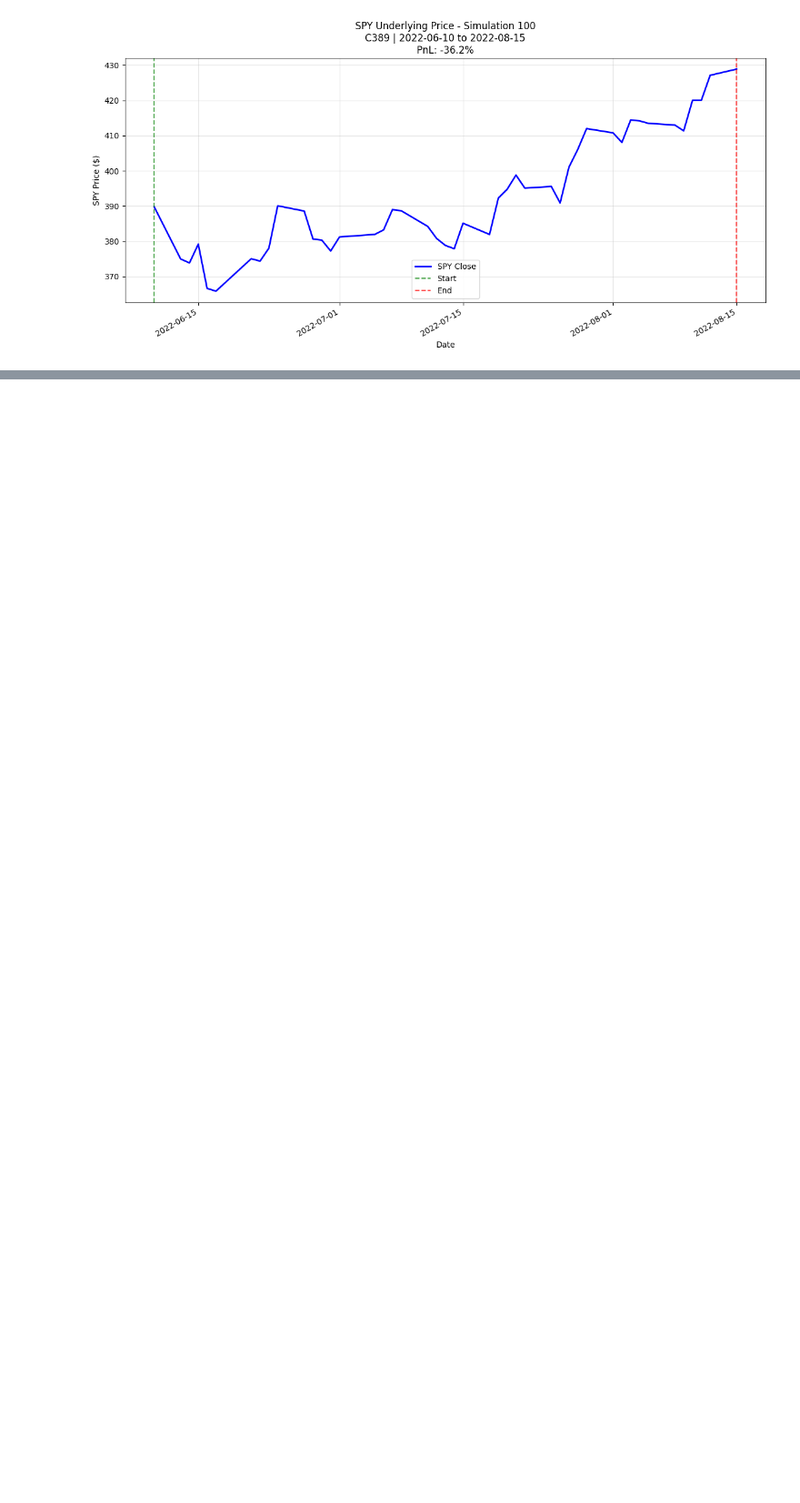
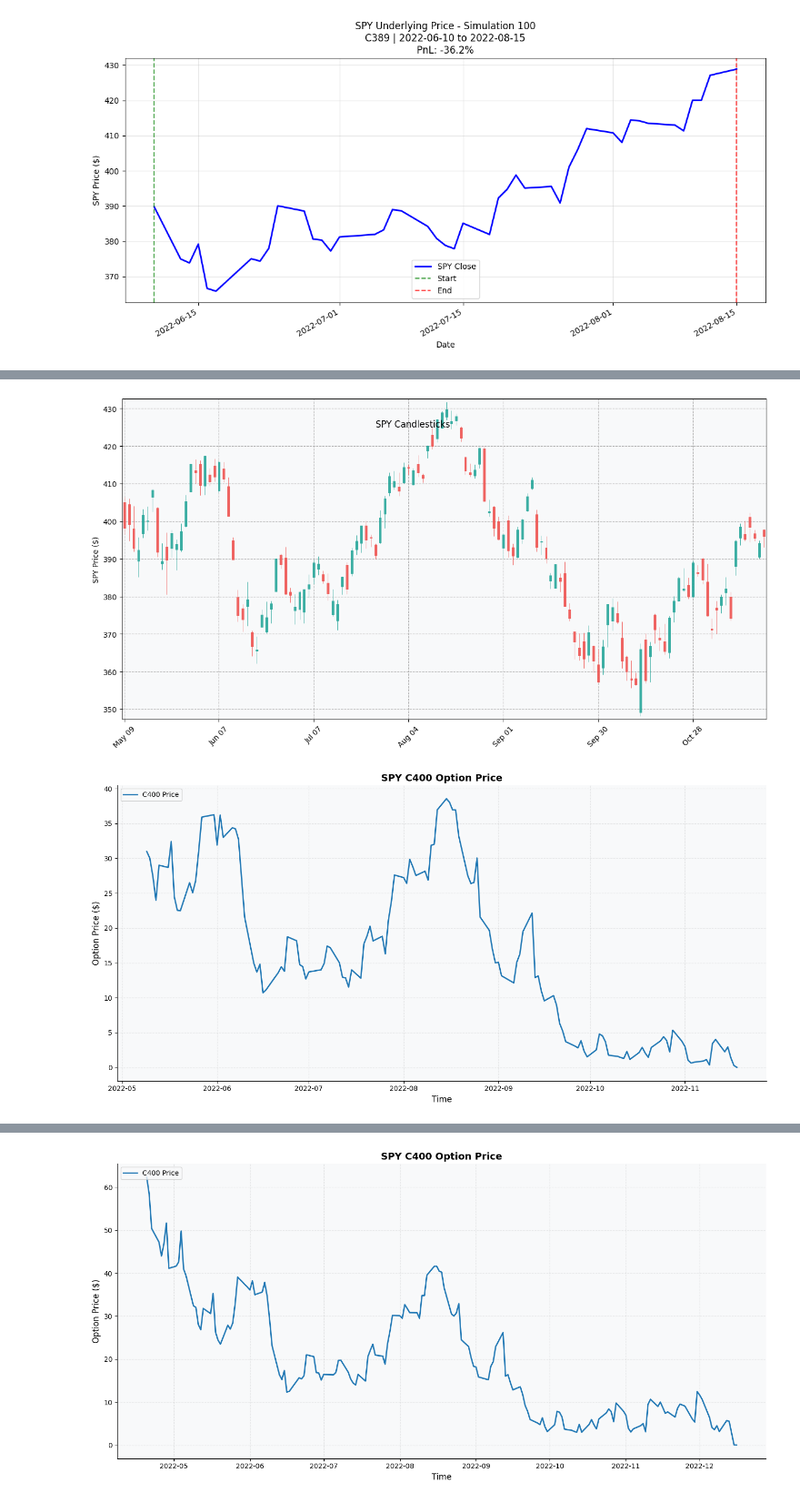
Before and after one commit to MariusBoda/Options_Hedging_Project, a Jupyter notebook: demo.ipynb, the cells around one changed output, grey strips where cells are left out. Shown at 91% size. Cells and saved outputs as stored; diff of their text form; code cells hidden in the pictures; blank space fills up the shorter version.

```diff
--- a/demo.ipynb
+++ b/demo.ipynb
@@ -147,0 +150,10 @@ plot_underlying_for_simulation(combined_stats, worst_idx, data_dict)
+# %%
+# Load two datasets
+df1 = data_load("simulation_data/spy_221118_C380_C405.feather")
+df2 = data_load("simulation_data/spy_221216_C380_C405.feather")
+
+plot_spy_and_options(df1, ["C400"])
+plot_spy_and_options(df2, ["C400"])
+# %% [output]
+[figure, added]
+[figure, added]
@@ -147,0 +165 @@ plot_underlying_for_simulation(combined_stats, worst_idx, data_dict)
+[figure, added]
```
Also changed, not shown: parts of 5 cells of this notebook, 6 other files.
